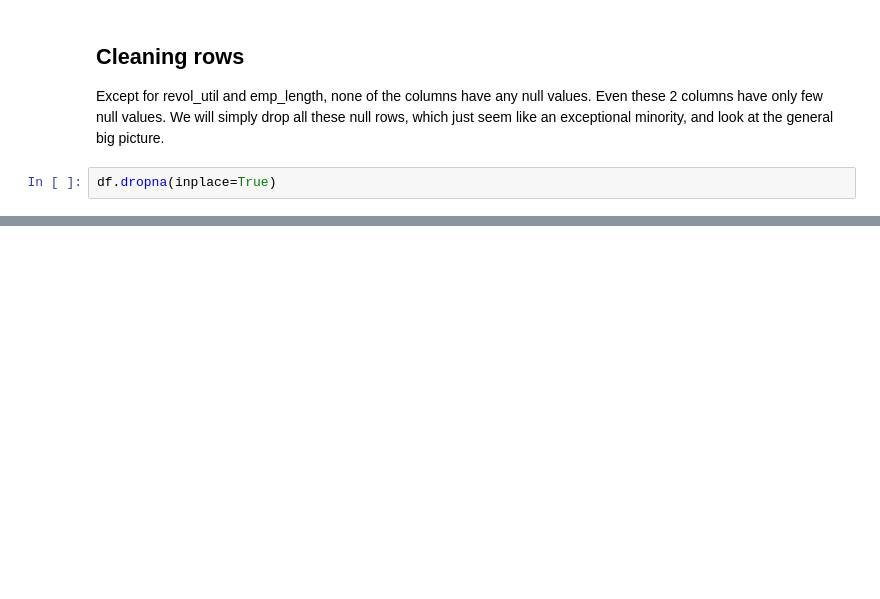
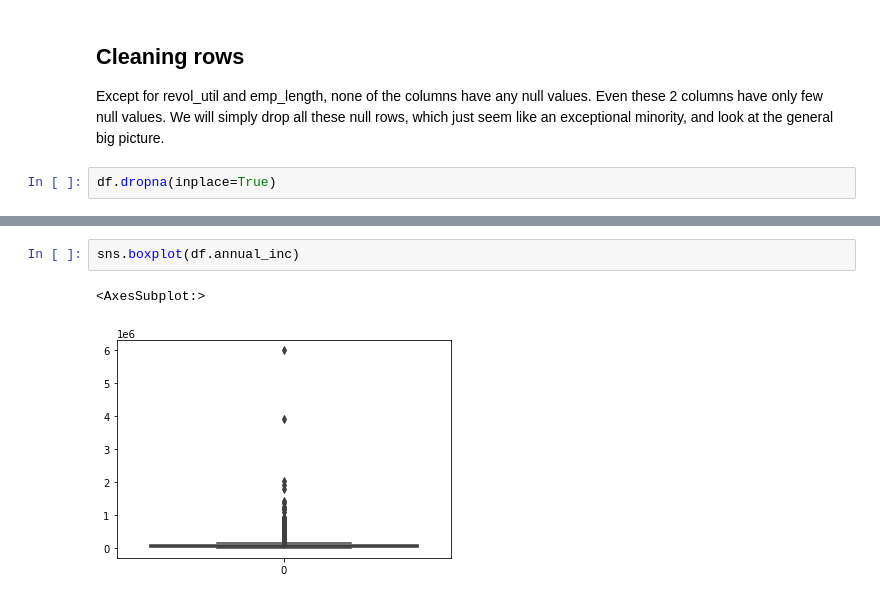
Before and after one commit to showman-sharma/LendingClubCaseStudy, a Jupyter notebook: V_S_S_Anirudh_Sharma.ipynb, the cells around one changed output, grey strips where cells are left out. Drawn from its saved outputs; the diff is of its cells as text; blank space fills up the shorter version.

```diff
--- a/V_S_S_Anirudh_Sharma.ipynb
+++ b/V_S_S_Anirudh_Sharma.ipynb
@@ -364,0 +393,5 @@ memory usage: 7.1+ MB
+# %%
+sns.boxplot(df.annual_inc)
+# %% [output]
+<AxesSubplot:>
+[figure, added]
```
Also changed, not shown: parts of 17 cells of this notebook.
